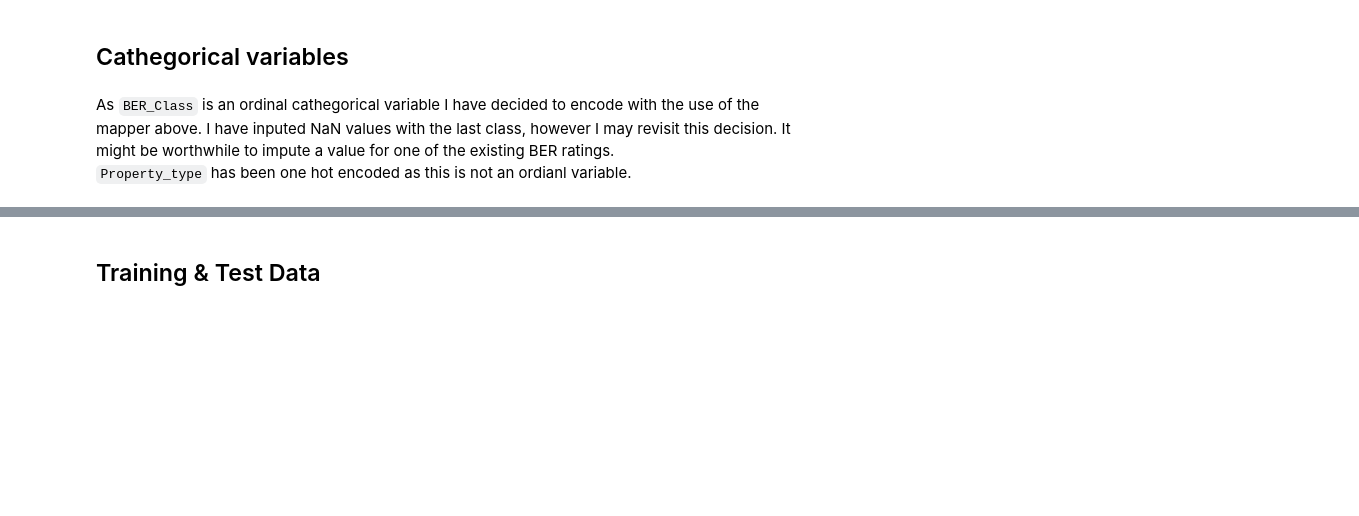
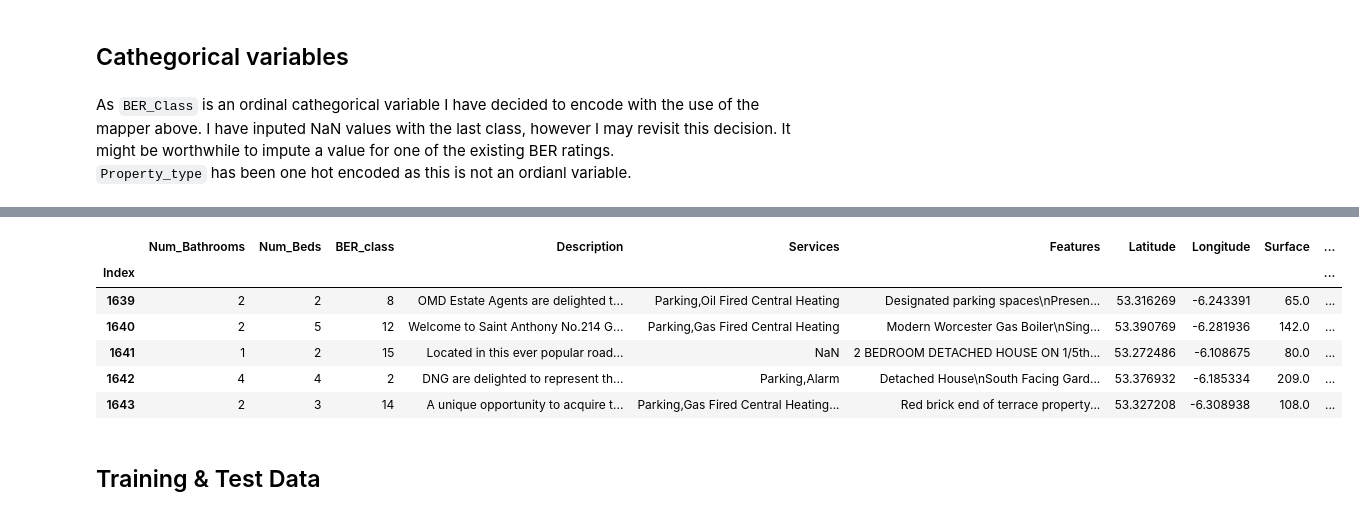
Before and after one commit to barrytl/ET5003_SEM1_2021-2, a Jupyter notebook: Week-5/ET5003_KaggleCompetition.ipynb, the cells around one changed output, grey strips where cells are left out. Cells and saved outputs as stored; diff of their text form; code cells hidden in the pictures; blank space fills up the shorter version.

```diff
--- a/Week-5/ET5003_KaggleCompetition.ipynb
+++ b/Week-5/ET5003_KaggleCompetition.ipynb
@@ -354,8 +343,16 @@ Index(['ID', 'Location', 'Num_Bathrooms', 'Num_Beds', 'BER_class',
 # %%
 df_cost = df_train['Price']
-df_train = df_train.drop(['ID','Location','Price'],inplace=True)
-df_test =  df_test.drop(['ID','Location'],inplace=True)
+df_train.drop(['ID','Location','Price'],axis=1,inplace=True)
+df_test.drop(['ID','Location'],axis=1, inplace=True)
 df_test.head()
+# %% [output]
+|  | Num_Bathrooms | Num_Beds | BER_class | Description | Services | Features | Latitude | Longitude | Surface | ... |
+| Index |  |  |  |  |  |  |  |  |  | ... |
+| 1639 | 2 | 2 | 8 | OMD Estate Agents are delighted t... | Parking,Oil Fired Central Heating | Designated parking spaces\nPresen... | 53.316269 | -6.243391 | 65.0 | ... |
+| 1640 | 2 | 5 | 12 | Welcome to Saint Anthony No.214 G... | Parking,Gas Fired Central Heating | Modern Worcester Gas Boiler\nSing... | 53.390769 | -6.281936 | 142.0 | ... |
+| 1641 | 1 | 2 | 15 | Located in this ever popular road... | NaN | 2 BEDROOM DETACHED HOUSE ON 1/5th... | 53.272486 | -6.108675 | 80.0 | ... |
+| 1642 | 4 | 4 | 2 | DNG are delighted to represent th... | Parking,Alarm | Detached House\nSouth Facing Gard... | 53.376932 | -6.185334 | 209.0 | ... |
+| 1643 | 2 | 3 | 14 | A unique opportunity to acquire t... | Parking,Gas Fired Central Heating... | Red brick end of terrace property... | 53.327208 | -6.308938 | 108.0 | ... |
 # %% [markdown]
 ## Training & Test Data
 # %%
```
Also changed, not shown: parts of 35 cells of this notebook.
